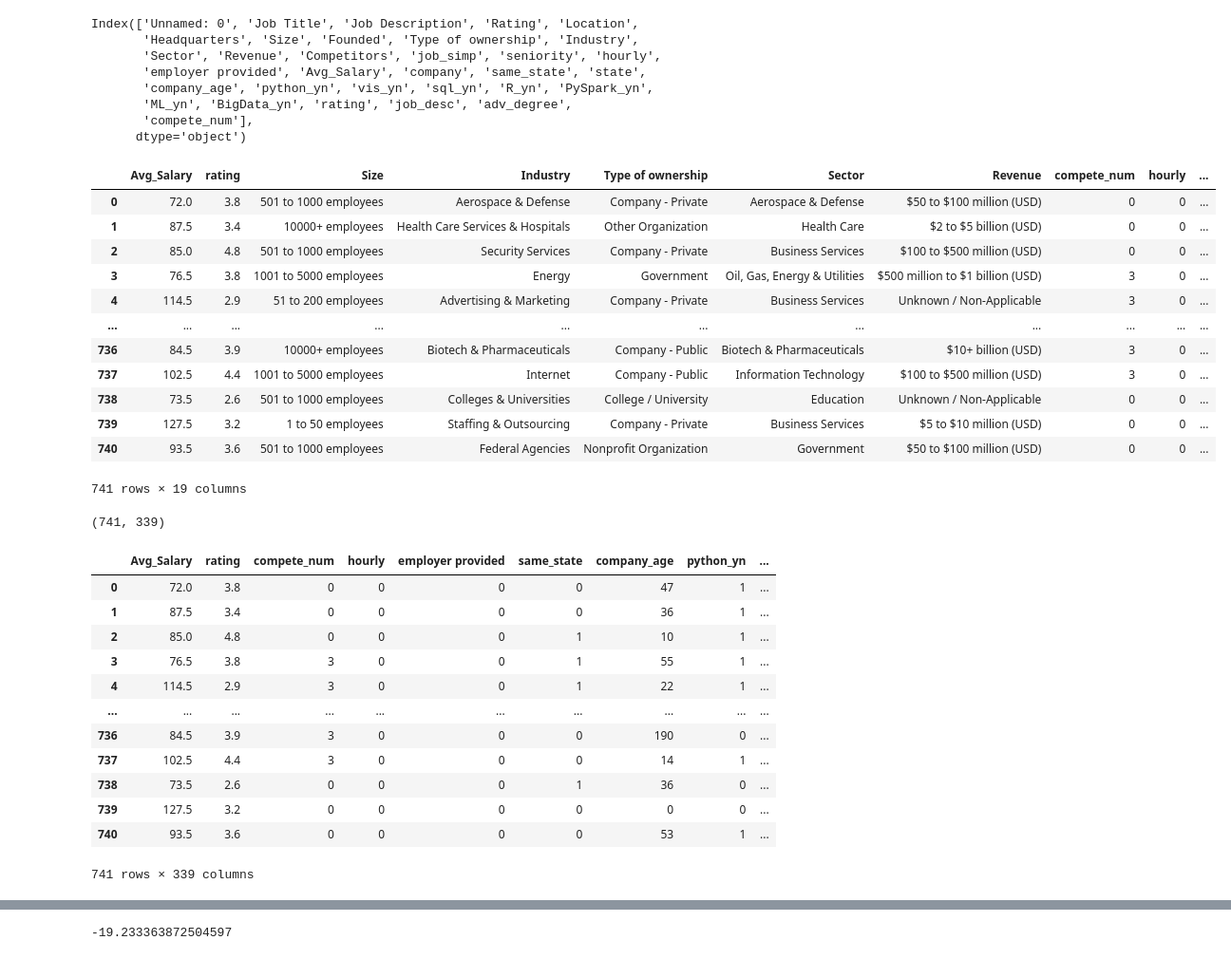
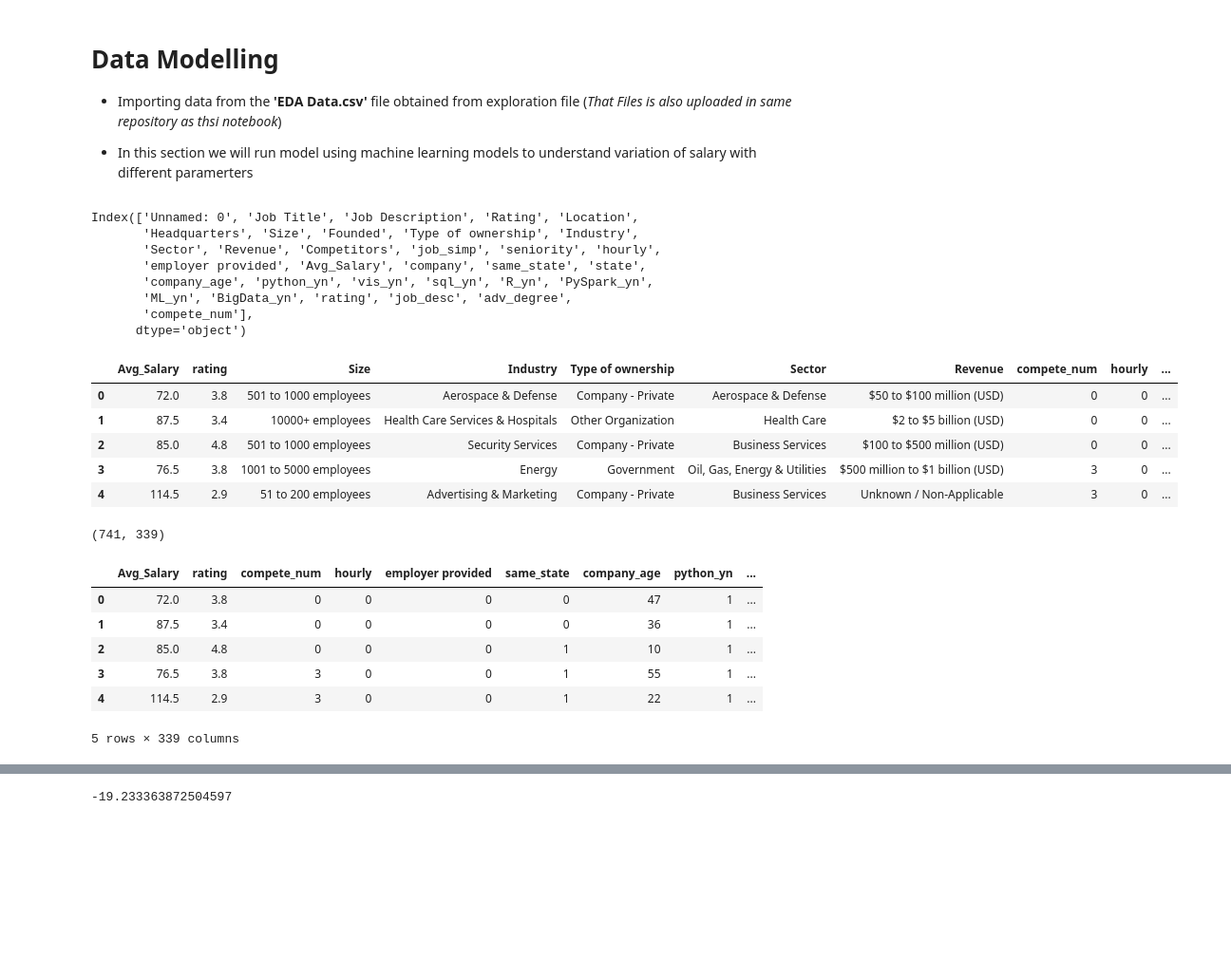
Before and after one commit to aneeshjv96/Glassdoor-Jobs-Analysis---NLP, a Jupyter notebook: Glassdoor Job Postings - Data Modelling.ipynb, the cells around one changed output, grey strips where cells are left out. Shown at 95% size. Cells and saved outputs as stored; diff of their text form; code cells hidden in the pictures; blank space fills up the shorter version.

```diff
--- a/Glassdoor Job Postings - Data Modelling.ipynb
+++ b/Glassdoor Job Postings - Data Modelling.ipynb
@@ -1 +1,8 @@
+# %% [markdown]
+# Data Modelling
+
+
+- Importing data from the **'EDA Data.csv'** file obtained from exploration file (*That Files is also uploaded in same repository as thsi notebook*)
+
+- In this section we will run model using machine learning models to understand variation of salary with different paramerters
 # %%
@@ -16,24 +25,17 @@ Index(['Unnamed: 0', 'Job Title', 'Job Description', 'Rating', 'Location',
        'compete_num'],
       dtype='object')
 # %%
-# Choosing relevant columns for modelling
+# Choosing relevant columns for modelling, in reference to correlation conducted in eda file!
 
 df_model = df[['Avg_Salary','rating','Size','Industry','Type of ownership','Sector', 'Revenue','compete_num',
             'hourly','employer provided','same_state','Location', 'company_age', 'python_yn',
             'ML_yn','adv_degree', 'PySpark_yn','job_simp', 'seniority']]
-df_model
+df_model.head()
 # %% [output]
 |  | Avg_Salary | rating | Size | Industry | Type of ownership | Sector | Revenue | compete_num | hourly | ... |
 | 0 | 72.0 | 3.8 | 501 to 1000 employees | Aerospace & Defense | Company - Private | Aerospace & Defense | $50 to $100 million (USD) | 0 | 0 | ... |
 | 1 | 87.5 | 3.4 | 10000+ employees | Health Care Services & Hospitals | Other Organization | Health Care | $2 to $5 billion (USD) | 0 | 0 | ... |
 | 2 | 85.0 | 4.8 | 501 to 1000 employees | Security Services | Company - Private | Business Services | $100 to $500 million (USD) | 0 | 0 | ... |
 | 3 | 76.5 | 3.8 | 1001 to 5000 employees | Energy | Government | Oil, Gas, Energy & Utilities | $500 million to $1 billion (USD) | 3 | 0 | ... |
 | 4 | 114.5 | 2.9 | 51 to 200 employees | Advertising & Marketing | Company - Private | Business Services | Unknown / Non-Applicable | 3 | 0 | ... |
-| ... | ... | ... | ... | ... | ... | ... | ... | ... | ... | ... |
-| 736 | 84.5 | 3.9 | 10000+ employees | Biotech & Pharmaceuticals | Company - Public | Biotech & Pharmaceuticals | $10+ billion (USD) | 3 | 0 | ... |
-| 737 | 102.5 | 4.4 | 1001 to 5000 employees | Internet | Company - Public | Information Technology | $100 to $500 million (USD) | 3 | 0 | ... |
-| 738 | 73.5 | 2.6 | 501 to 1000 employees | Colleges & Universities | College / University | Education | Unknown / Non-Applicable | 0 | 0 | ... |
-| 739 | 127.5 | 3.2 | 1 to 50 employees | Staffing & Outsourcing | Company - Private | Business Services | $5 to $10 million (USD) | 0 | 0 | ... |
-| 740 | 93.5 | 3.6 | 501 to 1000 employees | Federal Agencies | Nonprofit Organization | Government | $50 to $100 million (USD) | 0 | 0 | ... |
-741 rows × 19 columns
 # %%
@@ -45,7 +47,7 @@ df_dum.shape
 # %% [output]
 (741, 339)
 # %%
-df_dum
+df_dum.head()
 # %% [output]
 |  | Avg_Salary | rating | compete_num | hourly | employer provided | same_state | company_age | python_yn | ... |
 | 0 | 72.0 | 3.8 | 0 | 0 | 0 | 0 | 47 | 1 | ... |
@@ -53,11 +55,5 @@ df_dum
 | 2 | 85.0 | 4.8 | 0 | 0 | 0 | 1 | 10 | 1 | ... |
 | 3 | 76.5 | 3.8 | 3 | 0 | 0 | 1 | 55 | 1 | ... |
 | 4 | 114.5 | 2.9 | 3 | 0 | 0 | 1 | 22 | 1 | ... |
-| ... | ... | ... | ... | ... | ... | ... | ... | ... | ... |
-| 736 | 84.5 | 3.9 | 3 | 0 | 0 | 0 | 190 | 0 | ... |
-| 737 | 102.5 | 4.4 | 3 | 0 | 0 | 0 | 14 | 1 | ... |
-| 738 | 73.5 | 2.6 | 0 | 0 | 0 | 1 | 36 | 0 | ... |
-| 739 | 127.5 | 3.2 | 0 | 0 | 0 | 0 | 0 | 0 | ... |
-| 740 | 93.5 | 3.6 | 0 | 0 | 0 | 0 | 53 | 1 | ... |
-741 rows × 339 columns
+5 rows × 339 columns
 # %%
```
Also changed, not shown: parts of 19 cells of this notebook, 1 other file.
